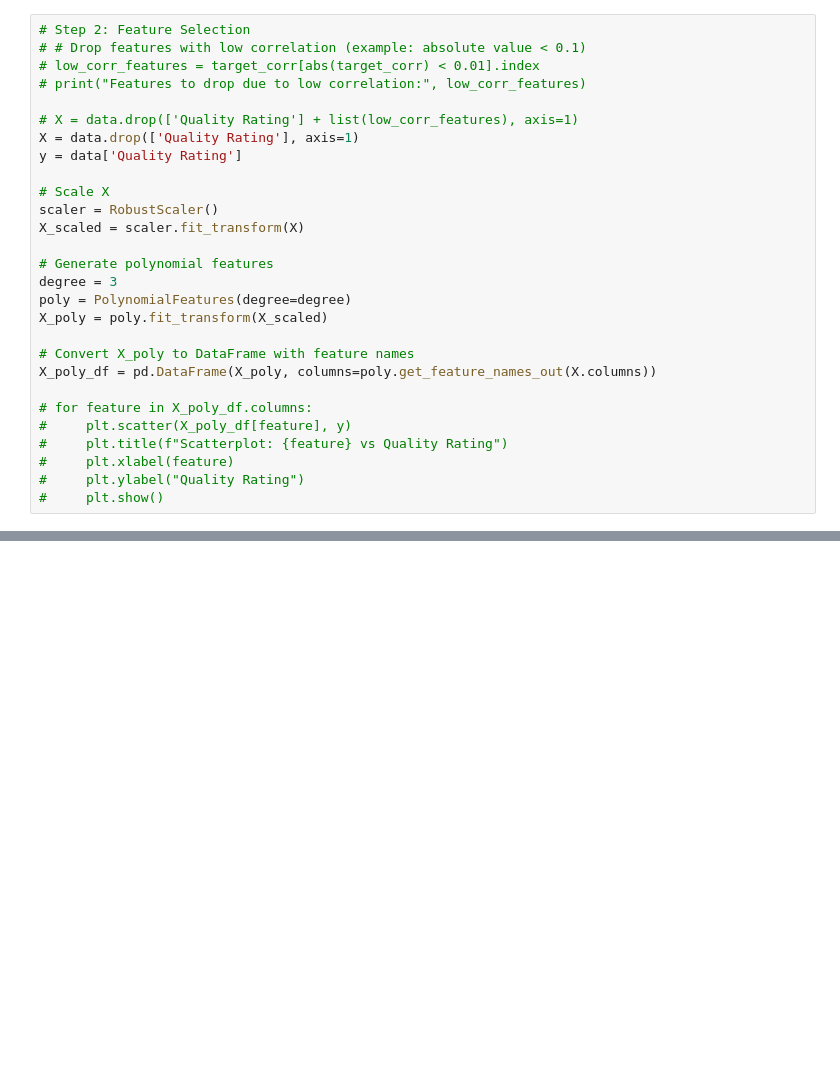
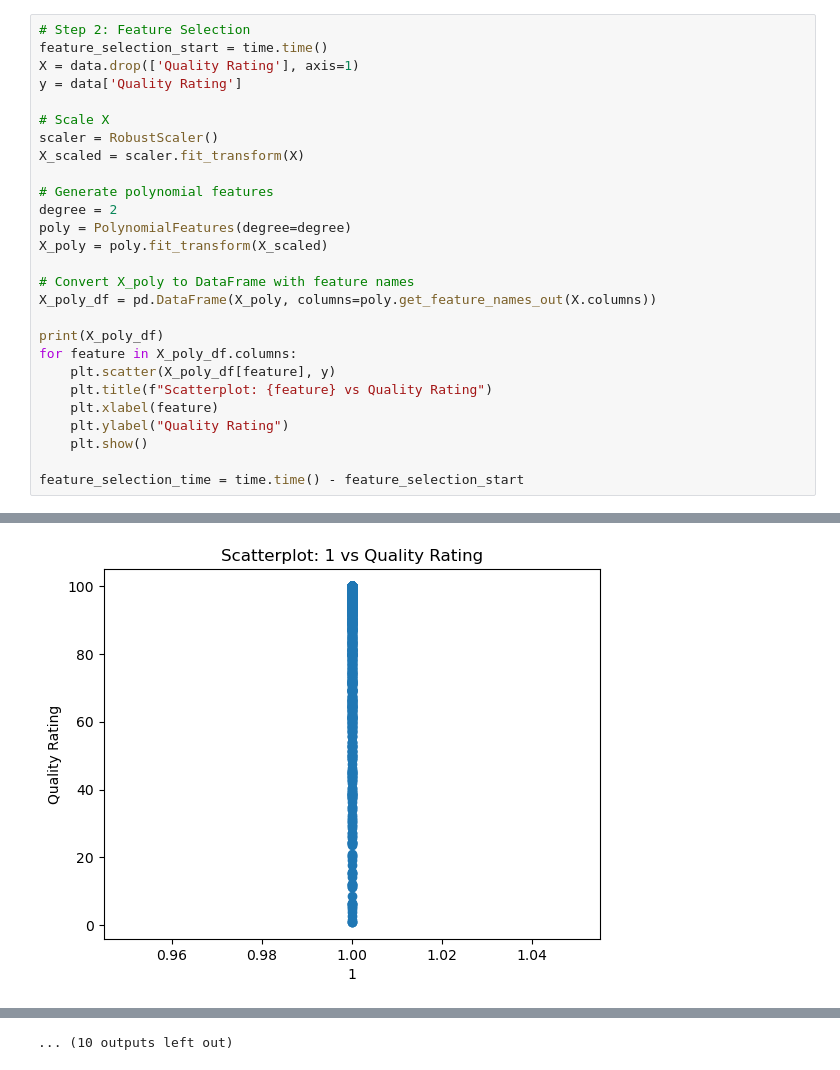
Before and after one commit to JustinMorera/Fully-Homomorphically-Encrypted-Linear-Regression-Inferencing, a Jupyter notebook: Python/PlaintextModel.ipynb, the cells around one changed output, grey strips where cells are left out. Cells and saved outputs as stored; diff of their text form; blank space fills up the shorter version.

```diff
--- a/Python/PlaintextModel.ipynb
+++ b/Python/PlaintextModel.ipynb
@@ -36,11 +47,7 @@ Material Transformation Metric   -0.575756
 Name: Quality Rating, dtype: float64
 # %%
 # Step 2: Feature Selection
-# # Drop features with low correlation (example: absolute value < 0.1)
-# low_corr_features = target_corr[abs(target_corr) < 0.01].index
-# print("Features to drop due to low correlation:", low_corr_features)
-
-# X = data.drop(['Quality Rating'] + list(low_corr_features), axis=1)
+feature_selection_start = time.time()
 X = data.drop(['Quality Rating'], axis=1)
 y = data['Quality Rating']
 
@@ -49,16 +56,20 @@ scaler = RobustScaler()
 X_scaled = scaler.fit_transform(X)
 
 # Generate polynomial features
-degree = 3
+degree = 2
 poly = PolynomialFeatures(degree=degree)
 X_poly = poly.fit_transform(X_scaled)
 
 # Convert X_poly to DataFrame with feature names
 X_poly_df = pd.DataFrame(X_poly, columns=poly.get_feature_names_out(X.columns))
 
-# for feature in X_poly_df.columns:
-#     plt.scatter(X_poly_df[feature], y)
-#     plt.title(f"Scatterplot: {feature} vs Quality Rating")
-#     plt.xlabel(feature)
-#     plt.ylabel("Quality Rating")
-#     plt.show()
+print(X_poly_df)
+for feature in X_poly_df.columns:
+    plt.scatter(X_poly_df[feature], y)
+    plt.title(f"Scatterplot: {feature} vs Quality Rating")
+    plt.xlabel(feature)
+    plt.ylabel("Quality Rating")
+    plt.show()
+
+feature_selection_time = time.time() - feature_selection_start
+# %% [output]
@@ -64,0 +93 @@ X_poly_df = pd.DataFrame(X_poly, columns=poly.get_feature_names_out(X.columns))
+[figure, added]
@@ -64,0 +104 @@ X_poly_df = pd.DataFrame(X_poly, columns=poly.get_feature_names_out(X.columns))
+... (10 outputs left out)
```
Also changed, not shown: parts of 17 cells of this notebook, 10 other files.
